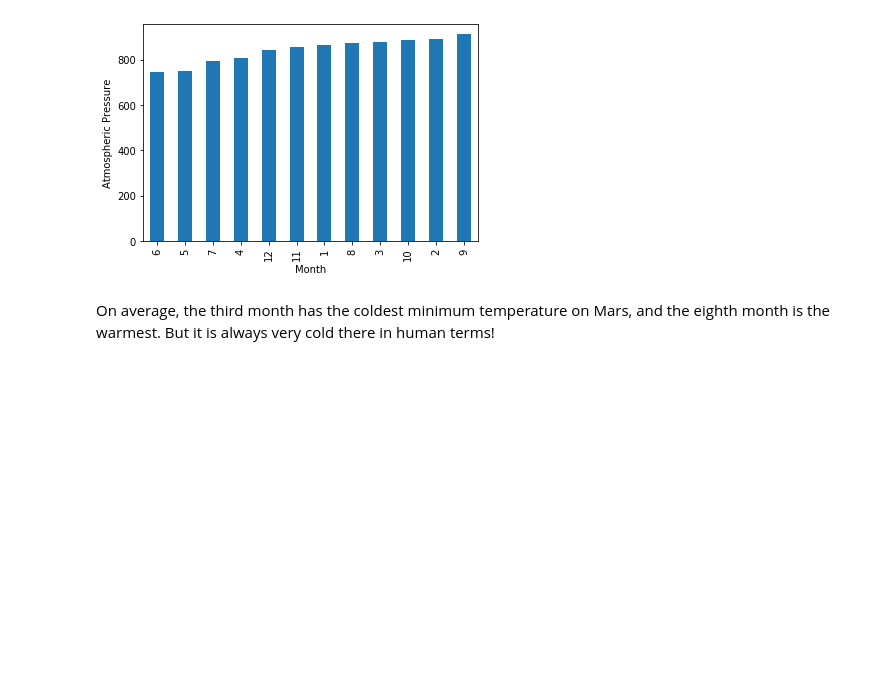
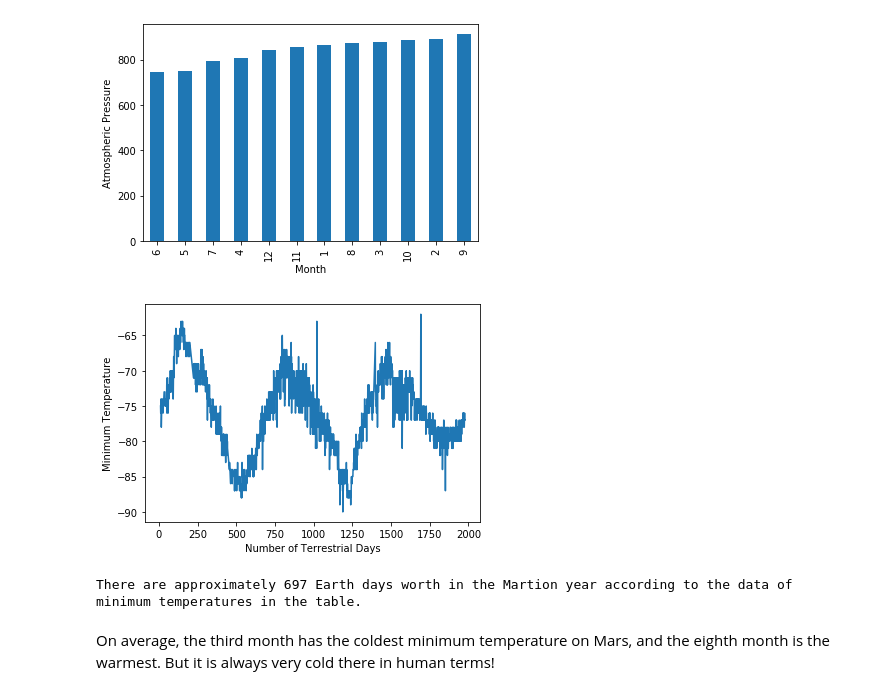
Before and after one commit to zwcrowley/Module_12_web_scraping_challenge, a Jupyter notebook: part_2_mars_weather_Crowley.ipynb, the cells around one changed output. Drawn from its saved outputs; the diff is of its cells as text; code cells hidden in the pictures; blank space fills up the shorter version.

```diff
--- a/part_2_mars_weather_Crowley.ipynb
+++ b/part_2_mars_weather_Crowley.ipynb
@@ -293,3 +291,33 @@ plt.show()
+# %%
+# 5. How many terrestrial (earth) days are there in a Martian year?
+# Show plot of minimum temperatures on Mars by the number of
+# terrestrial days the Curiosity rover was on Mars:
+MinTemp_bySol = mars_data[["sol","min_temp"]].set_index("sol")
+MinTemp_bySol.plot(legend=False)
+plt.xlabel("Number of Terrestrial Days")
+plt.ylabel("Minimum Temperature")
+plt.show()
+# %% [output]
+[figure, added]
+# %%
+# 5. How many terrestrial (earth) days are there in a Martian year? Continued:
+# First set the df only 'sol' and 'min_temp' and set 'sol' as the index:
+MinTemp_bySol = mars_data[["sol","min_temp"]].set_index("sol")
+# Find the approximate second peak using iloc:
+peak1 = MinTemp_bySol.iloc[650:700]
+# Find the index of the max of the second peak using idxmax:
+peak1peak = peak1.idxmax()
+# Find the approximate third peak using iloc:
+peak2 = MinTemp_bySol.iloc[1300:1350]
+# Find the index of the max of the third peak using idxmax:
+peak2peak = peak2.idxmax()
+peak2peak
+# Now that we have the sol (earth day) of the second and third peak we can
+# subtract them to find the approximate length of the Martian year in Earth days (sol):
+Martian_Year = int(peak2peak - peak1peak)
+print(f"There are approximately {Martian_Year} Earth days in the Martian year according to the data of minimum temperatures in the table.")
+# %% [output]
+There are approximately 697 Earth days worth in the Martion year according to the data of minimum temperatures in the table.
 # %% [markdown]
 On average, the third month has the coldest minimum temperature on Mars, and the eighth month is the warmest. But it is always very cold there in human terms!
 # %% [markdown]
```
Also changed, not shown: parts of 2 cells of this notebook.
